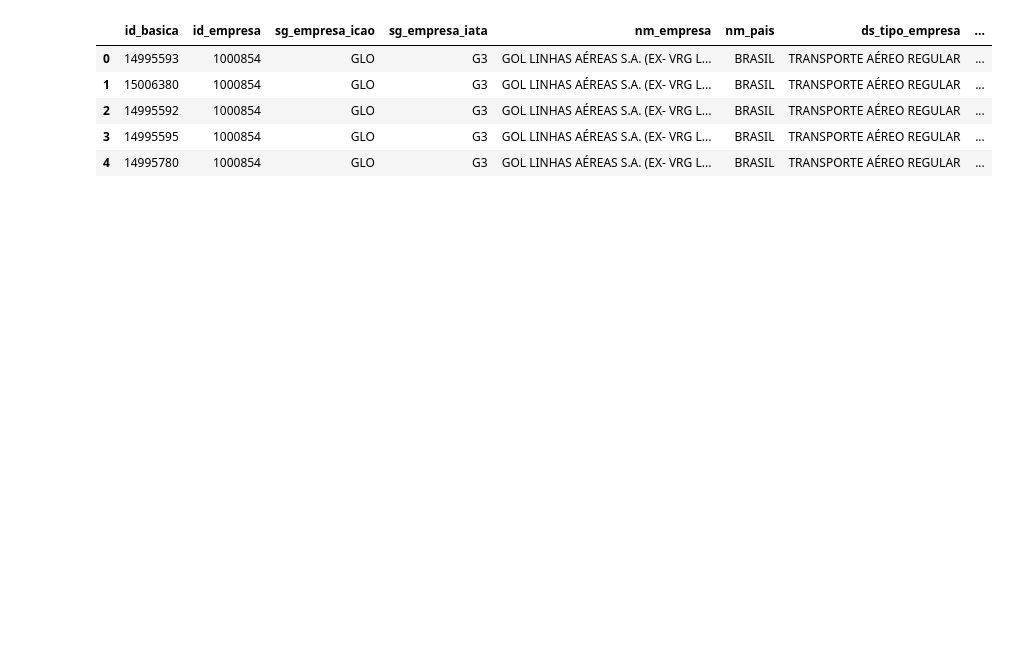
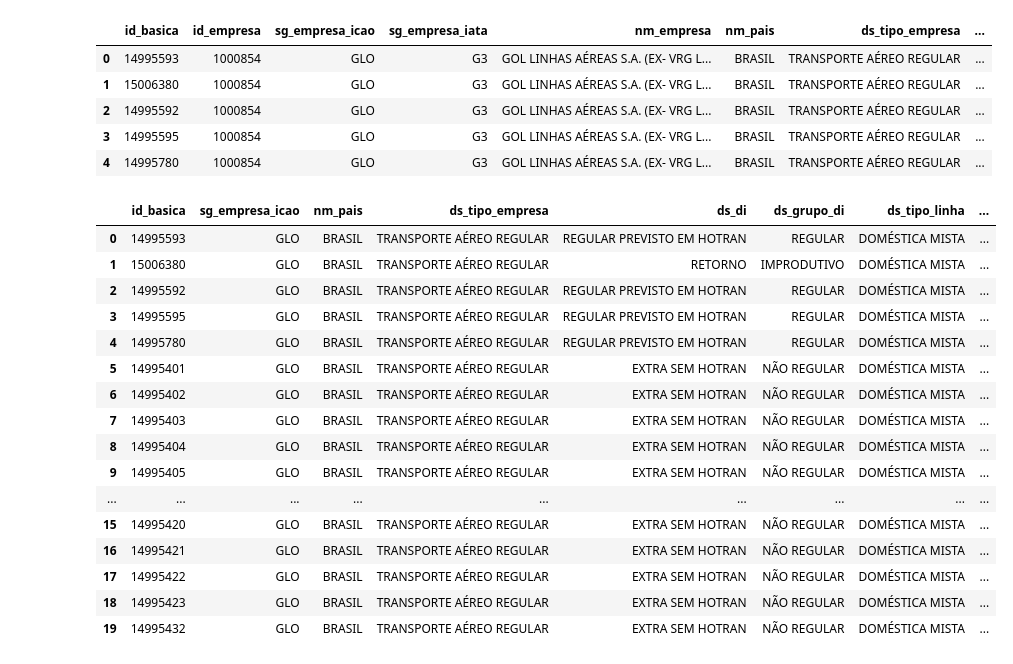
Before and after one commit to welberthdouglas/Civil_Aviation_ML, a Jupyter notebook: Civil_Aviation.ipynb, the cells around one changed output. Saved outputs shown, nothing was run; the diff lists cells and outputs as text; code cells hidden in the pictures; blank space fills up the shorter version.

```diff
--- a/Civil_Aviation.ipynb
+++ b/Civil_Aviation.ipynb
@@ -28,0 +109,20 @@ data.head()
+# %%
+data2.head(20)
+# %% [output]
+|  | id_basica | sg_empresa_icao | nm_pais | ds_tipo_empresa | ds_di | ds_grupo_di | ds_tipo_linha | ... |
+| 0 | 14995593 | GLO | BRASIL | TRANSPORTE AÉREO REGULAR | REGULAR PREVISTO EM HOTRAN | REGULAR | DOMÉSTICA MISTA | ... |
+| 1 | 15006380 | GLO | BRASIL | TRANSPORTE AÉREO REGULAR | RETORNO | IMPRODUTIVO | DOMÉSTICA MISTA | ... |
+| 2 | 14995592 | GLO | BRASIL | TRANSPORTE AÉREO REGULAR | REGULAR PREVISTO EM HOTRAN | REGULAR | DOMÉSTICA MISTA | ... |
+| 3 | 14995595 | GLO | BRASIL | TRANSPORTE AÉREO REGULAR | REGULAR PREVISTO EM HOTRAN | REGULAR | DOMÉSTICA MISTA | ... |
+| 4 | 14995780 | GLO | BRASIL | TRANSPORTE AÉREO REGULAR | REGULAR PREVISTO EM HOTRAN | REGULAR | DOMÉSTICA MISTA | ... |
+| 5 | 14995401 | GLO | BRASIL | TRANSPORTE AÉREO REGULAR | EXTRA SEM HOTRAN | NÃO REGULAR | DOMÉSTICA MISTA | ... |
+| 6 | 14995402 | GLO | BRASIL | TRANSPORTE AÉREO REGULAR | EXTRA SEM HOTRAN | NÃO REGULAR | DOMÉSTICA MISTA | ... |
+| 7 | 14995403 | GLO | BRASIL | TRANSPORTE AÉREO REGULAR | EXTRA SEM HOTRAN | NÃO REGULAR | DOMÉSTICA MISTA | ... |
+| 8 | 14995404 | GLO | BRASIL | TRANSPORTE AÉREO REGULAR | EXTRA SEM HOTRAN | NÃO REGULAR | DOMÉSTICA MISTA | ... |
+| 9 | 14995405 | GLO | BRASIL | TRANSPORTE AÉREO REGULAR | EXTRA SEM HOTRAN | NÃO REGULAR | DOMÉSTICA MISTA | ... |
+| ... | ... | ... | ... | ... | ... | ... | ... | ... |
+| 15 | 14995420 | GLO | BRASIL | TRANSPORTE AÉREO REGULAR | EXTRA SEM HOTRAN | NÃO REGULAR | DOMÉSTICA MISTA | ... |
+| 16 | 14995421 | GLO | BRASIL | TRANSPORTE AÉREO REGULAR | EXTRA SEM HOTRAN | NÃO REGULAR | DOMÉSTICA MISTA | ... |
+| 17 | 14995422 | GLO | BRASIL | TRANSPORTE AÉREO REGULAR | EXTRA SEM HOTRAN | NÃO REGULAR | DOMÉSTICA MISTA | ... |
+| 18 | 14995423 | GLO | BRASIL | TRANSPORTE AÉREO REGULAR | EXTRA SEM HOTRAN | NÃO REGULAR | DOMÉSTICA MISTA | ... |
+| 19 | 14995432 | GLO | BRASIL | TRANSPORTE AÉREO REGULAR | EXTRA SEM HOTRAN | NÃO REGULAR | DOMÉSTICA MISTA | ... |
```
Also changed, not shown: parts of 5 cells of this notebook, 1 other file.
